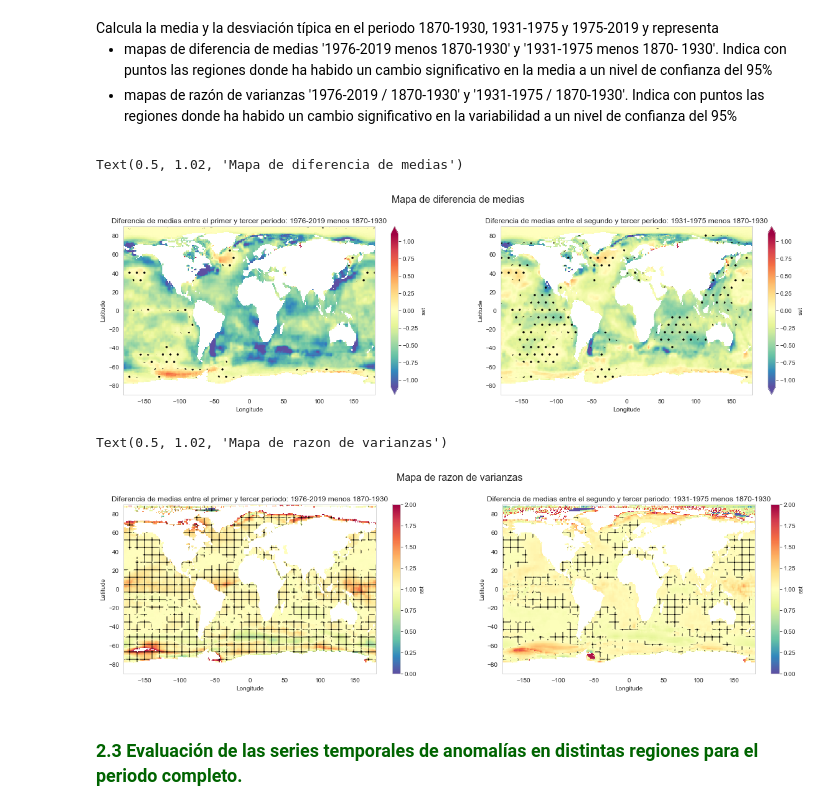
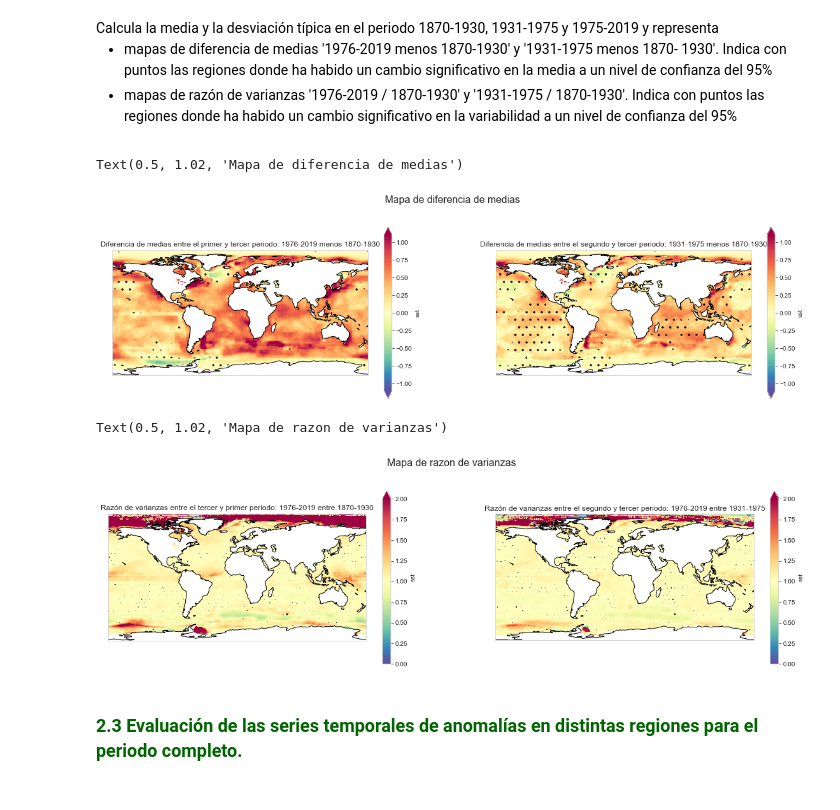
Before and after one commit to nagoremeabe/primera_practica_analisis, a Jupyter notebook: ejercicio_1.ipynb, the cells around one changed output. Cells and saved outputs as stored; diff of their text form; code cells hidden in the pictures.

Commit message:
add coastlines

```diff
--- a/ejercicio_1.ipynb
+++ b/ejercicio_1.ipynb
@@ -792,11 +792,11 @@ second_std  = ds['sst'].sel(time=slice('1931', '1975')).std(dim='time')
 thirth_mean = ds['sst'].sel(time=slice('1976', '2019')).mean(dim='time')
 thirth_std  = ds['sst'].sel(time=slice('1976', '2019')).std(dim='time')
 # %%
-# Calculo de la diferencia de los periodos: primero - tercero
-dif_1 = first_mean - thirth_mean
+# Calculo de la diferencia de los periodos: tercero - primero
+dif_1 = thirth_mean - first_mean
 
-# Calculo de la diferencia de los periodos: segundo - primero
-dif_2 = second_mean - thirth_mean
+# Calculo de la diferencia de los periodos: tercero - segundo
+dif_2 = thirth_mean - second_mean
 # %%
 dif_1_Z = abs(first_mean - thirth_mean)/(first_std/len(range(1870,1930)) + thirth_std/len(range(1976, 2019)))
 dif_2_Z = abs(first_mean - second_mean)/(first_std/len(range(1870,1930)) + second_std/len(range(1931, 1975)))
@@ -806,8 +806,9 @@ alpha = 0.05
 z_alpha_2 = stats.norm.ppf(1-alpha/2)
 # %%
 # Gráfica de las diferencias
-
-fig, axes = plt.subplots(nrows=1, ncols=2, figsize=(20, 5))
+fig, axes = plt.subplots(nrows=1,ncols=2,
+                        subplot_kw={'projection': ccrs.PlateCarree()},
+                        figsize=(20, 5))
 dif_1.plot.pcolormesh(
         ax=axes[0],
         vmin=-1.1,
@@ -820,35 +821,39 @@ dif_1_Z.plot.contourf(ax = axes[0], levels = [0.0,z_alpha_2],
                       extend ='neither',colors='none',
                       add_colorbar=False)
 
 dif_2.plot.pcolormesh(
         ax=axes[1],
         vmin=-1.1,
         vmax=1.1,
         cmap="Spectral_r",
         add_colorbar=True
 
     )
 
 dif_2_Z.plot.contourf(ax = axes[1], levels = [0.0,z_alpha_2],
                       hatches=['.', None],
                       extend ='neither',colors='none',
-                      add_colorbar=False)
+                  add_colorbar=False)
+
+# Add coastlines
+axes[0].coastlines()
+axes[1].coastlines()
 
 # Poner nombres a los ejes
 axes[0].set_ylabel('Latitude')
 axes[1].set_ylabel('Latitude')
 
 axes[0].set_xlabel('Longitude')
 axes[1].set_xlabel('Longitude')
 
 # Poner titulos a las gráficas
 axes[0].set_title("Diferencia de medias entre el primer y tercer periodo: 1976-2019 menos 1870-1930")
 axes[1].set_title("Diferencia de medias entre el segundo y tercer periodo: 1931-1975 menos 1870-1930")
 
 fig.suptitle('Mapa de diferencia de medias', fontsize=16, y=1.02)
 # %% [output]
 Text(0.5, 1.02, 'Mapa de diferencia de medias')
-[figure, old version]
+[figure, new version]
 # %%
 # Razón de varianzas
 var_1 = thirth_std/first_std
@@ -864,6 +872,8 @@ f_2 = stats.f.interval(0.05 , len(range(1976, 2019)), len(range(1931, 1975)), lo
 # %%
 # np.clip(array, min, max)
-fig, axes = plt.subplots(nrows=1, ncols=2, figsize=(20, 5))
+fig, axes = plt.subplots(nrows=1,ncols=2,
+                        subplot_kw={'projection': ccrs.PlateCarree()},
+                        figsize=(20, 5))
 var_1.plot.pcolormesh(
         ax=axes[0],
         vmin=0,
@@ -871,9 +881,9 @@ var_1.plot.pcolormesh(
         cmap="Spectral_r",
         add_colorbar=True
     )
-var_1.plot.contourf(ax = axes[0], levels = f_1,
-                      hatches=['+', None],
-                      extend ='both',colors='none',
+varvar_1.plot.contourf(ax = axes[0], levels = f_1,
+                      hatches=['..', None],
+                      extend ='neither',colors='none',
                       add_colorbar=False)
 
 var_2.plot.pcolormesh(
@@ -884,10 +894,13 @@ var_2.plot.pcolormesh(
         add_colorbar=True
 
     )
-var_2.plot.contourf(ax = axes[1], levels = f_2,
-                      hatches=['+'],
+varvar_2.plot.contourf(ax = axes[1], levels = f_2,
+                      hatches=['..'],
                       extend ='neither',colors='none',
                       add_colorbar=False)
+# Add coastlines
+axes[0].coastlines()
+axes[1].coastlines()
 
 # Poner nombres a los ejes
 axes[0].set_ylabel('Latitude')
@@ -897,13 +910,13 @@ axes[0].set_xlabel('Longitude')
 axes[1].set_xlabel('Longitude')
 
 # Poner titulos a las gráficas
-axes[0].set_title("Diferencia de medias entre el primer y tercer periodo: 1976-2019 menos 1870-1930")
-axes[1].set_title("Diferencia de medias entre el segundo y tercer periodo: 1931-1975 menos 1870-1930")
+axes[0].set_title("Razón de varianzas entre el tercer y primer periodo: 1976-2019 entre 1870-1930")
+axes[1].set_title("Razón de varianzas entre el segundo y tercer periodo: 1976-2019 entre 1931-1975")
 
 fig.suptitle('Mapa de razon de varianzas', fontsize=16, y=1.02)
 # %% [output]
 Text(0.5, 1.02, 'Mapa de razon de varianzas')
-[figure, old version]
+[figure, new version]
 # %% [markdown]
 ### <span style='color:darkgreen'>2.3 Evaluación de las series temporales de anomalías en distintas regiones para el periodo completo.</span>
 # %%
```
Also changed, not shown: parts of 2 cells of this notebook.
